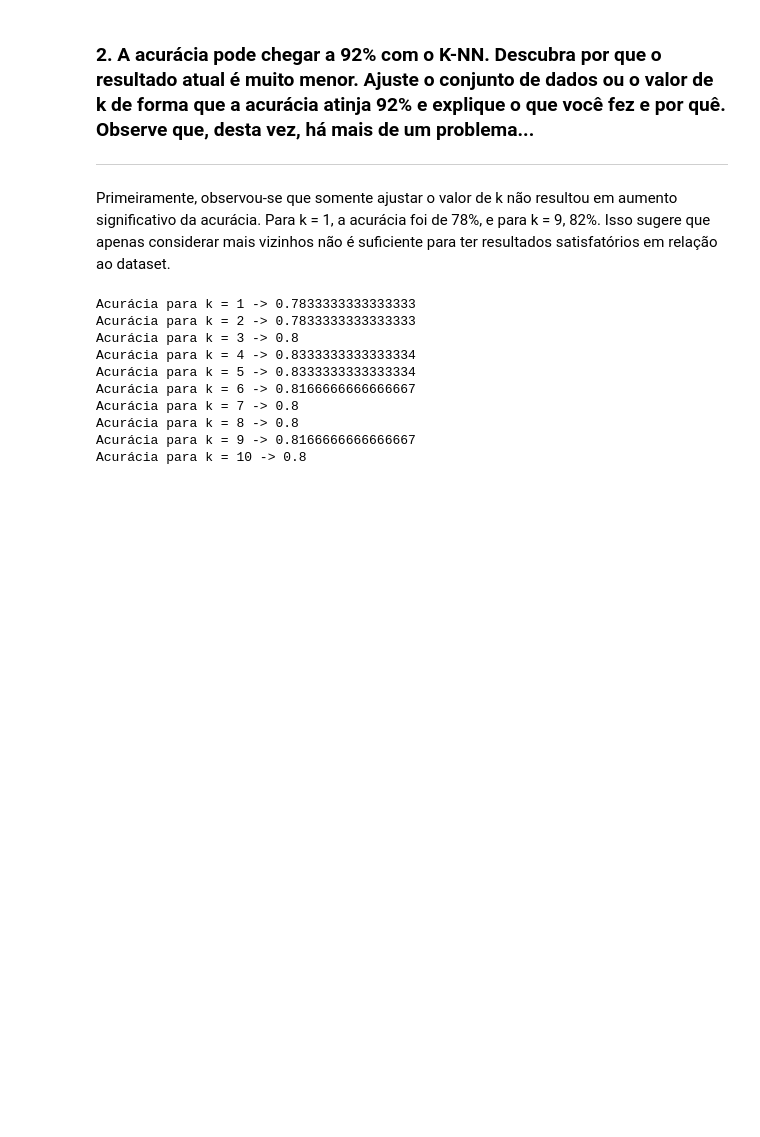
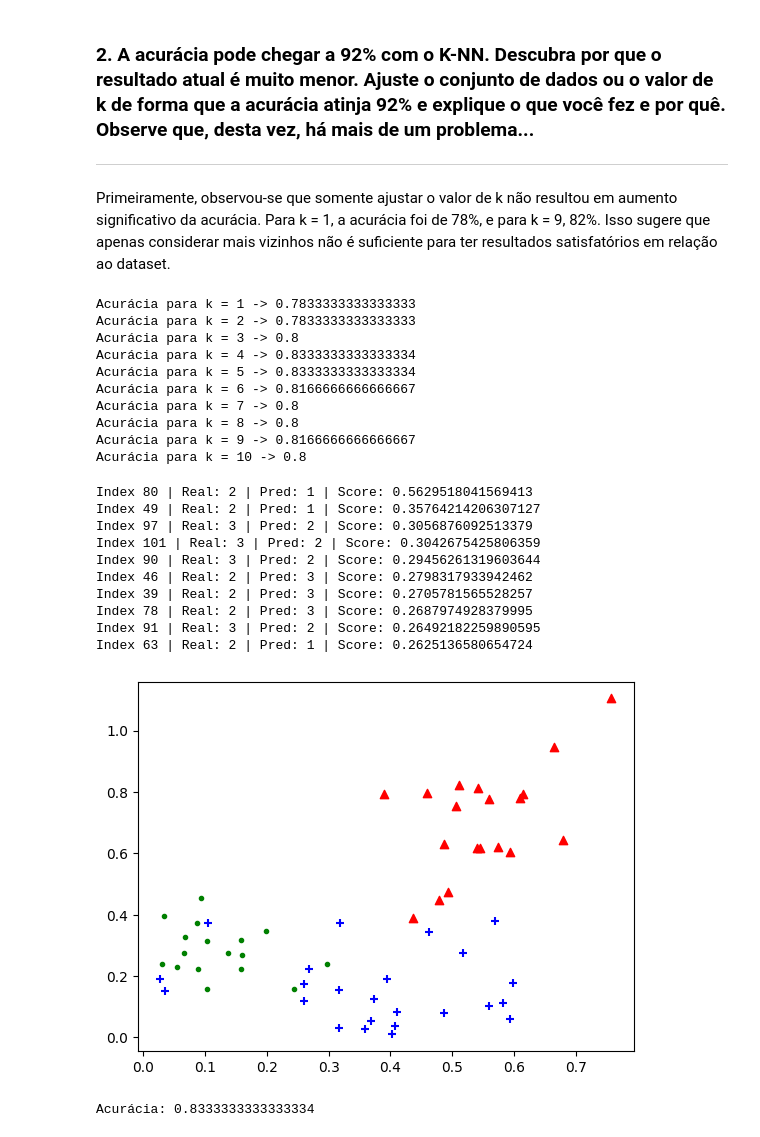
Before and after one commit to Marlon-Sbardelatti/machine-learning, a Jupyter notebook: trabalho-02/demoD4.ipynb, the cells around one changed output. Drawn from its saved outputs; the diff is of its cells as text; code cells hidden in the pictures; blank space fills up the shorter version.

Commit message:
:construction: wip(demoD4): add function to find outliers

```diff
--- a/trabalho-02/demoD4.ipynb
+++ b/trabalho-02/demoD4.ipynb
@@ -139,0 +171,33 @@ Acurácia para k = 10 -> 0.8
+# %%
+suspects = find_noise_points(train_set, train_labels, 7)
+
+suspect_indexes = []
+for i, x, real, pred, score in suspects[:10]:
+    suspect_indexes.append(i)
+    print(f"Index {i} | Real: {real} | Pred: {pred} | Score: {score}")
+
+mask = np.ones(len(train_set), dtype=bool)
+mask[suspect_indexes] = False
+
+set_cleaned = train_set[mask]
+labels_cleaned = train_labels[mask]
+
+predicted_labels = meuKnn(set_cleaned, labels_cleaned, test_set, 7)
+
+visualizaPontos(test_set, predicted_labels, 0, 1)
+
+accuracy = calculaAcuracia(predicted_labels, test_labels)
+print(f"Acurácia: {accuracy}")
+# %% [output]
+Index 80 | Real: 2 | Pred: 1 | Score: 0.5629518041569413
+Index 49 | Real: 2 | Pred: 1 | Score: 0.35764214206307127
+Index 97 | Real: 3 | Pred: 2 | Score: 0.3056876092513379
+Index 101 | Real: 3 | Pred: 2 | Score: 0.3042675425806359
+Index 90 | Real: 3 | Pred: 2 | Score: 0.29456261319603644
+Index 46 | Real: 2 | Pred: 3 | Score: 0.2798317933942462
+Index 39 | Real: 2 | Pred: 3 | Score: 0.2705781565528257
+Index 78 | Real: 2 | Pred: 3 | Score: 0.2687974928379995
+Index 91 | Real: 3 | Pred: 2 | Score: 0.26492182259890595
+Index 63 | Real: 2 | Pred: 1 | Score: 0.2625136580654724
+[figure, added]
+Acurácia: 0.8333333333333334
```
Also changed, not shown: parts of 1 cell of this notebook.
